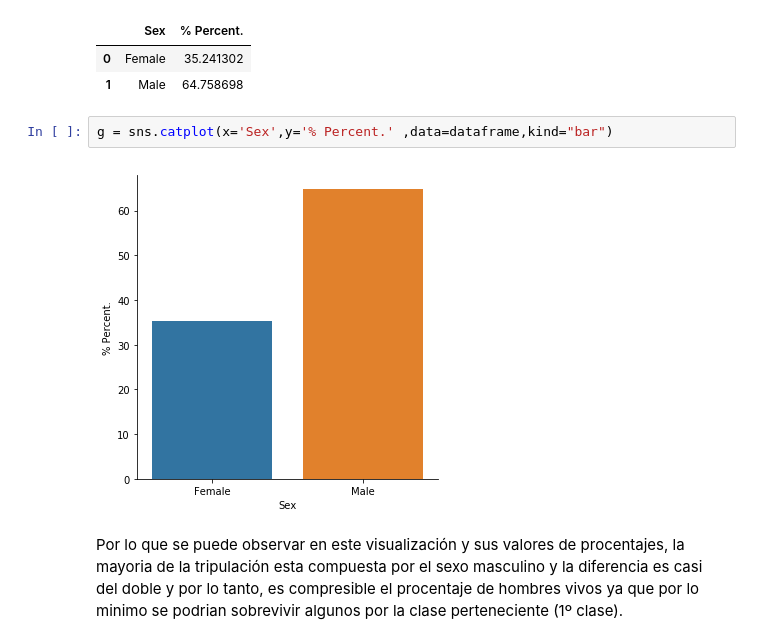
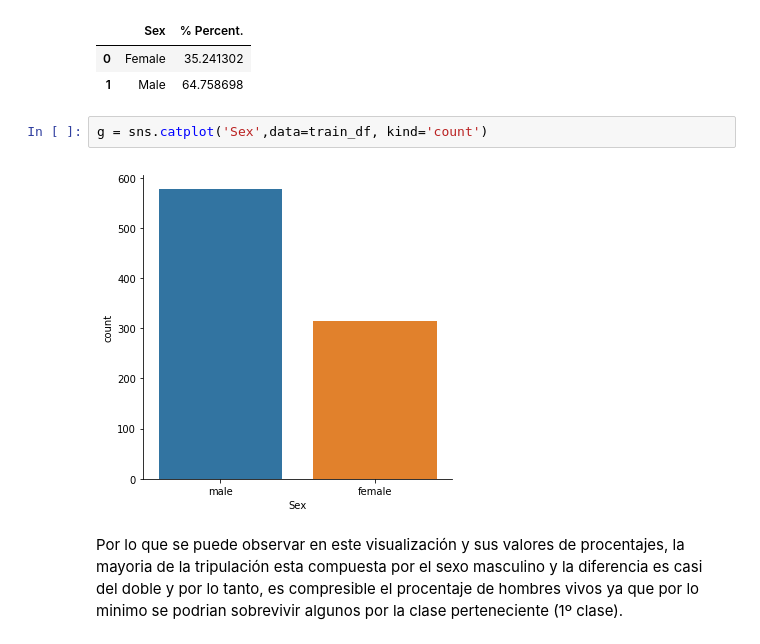
Before and after one commit to brudini/Titanic-Kaggle, a Jupyter notebook: titanic.ipynb, the cells around one changed output. Drawn from its saved outputs; the diff is of its cells as text.

```diff
--- a/titanic.ipynb
+++ b/titanic.ipynb
@@ -225,9 +225,9 @@ dataframe
 | 0 | Female | 35.241302 |
 | 1 | Male | 64.758698 |
 # %%
-g = sns.catplot(x='Sex',y='% Percent.' ,data=dataframe,kind="bar")
+g = sns.catplot('Sex',data=train_df, kind='count')
 # %% [output]
-[figure, old version]
+[figure, new version]
 # %% [markdown]
 Por lo que se puede observar en este visualización y sus valores de procentajes, la mayoria de la tripulación esta compuesta por el sexo masculino y la diferencia es casi del doble y por lo tanto, es compresible el procentaje de hombres vivos ya que por lo minimo se podrian sobrevivir algunos por la clase perteneciente (1º clase).
 # %% [markdown]
```
Also changed, not shown: parts of 22 cells of this notebook.
